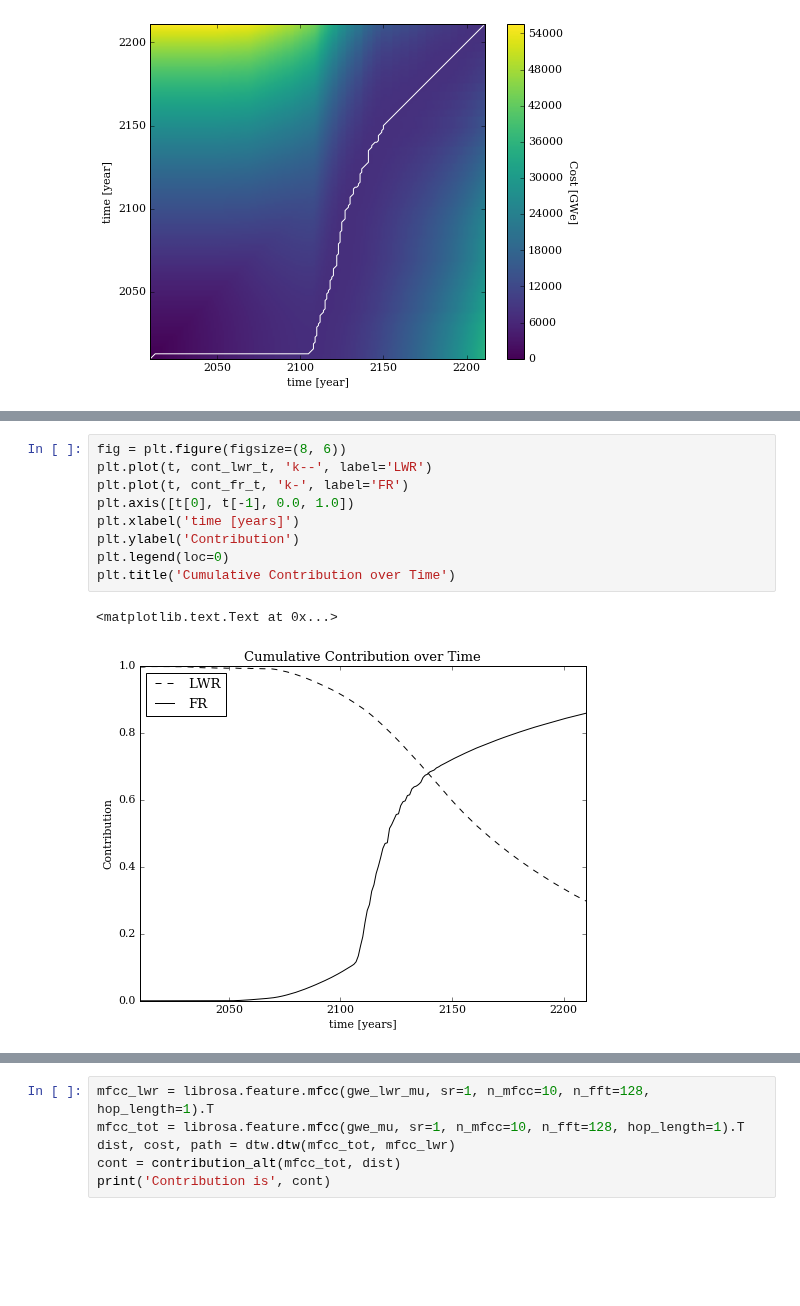
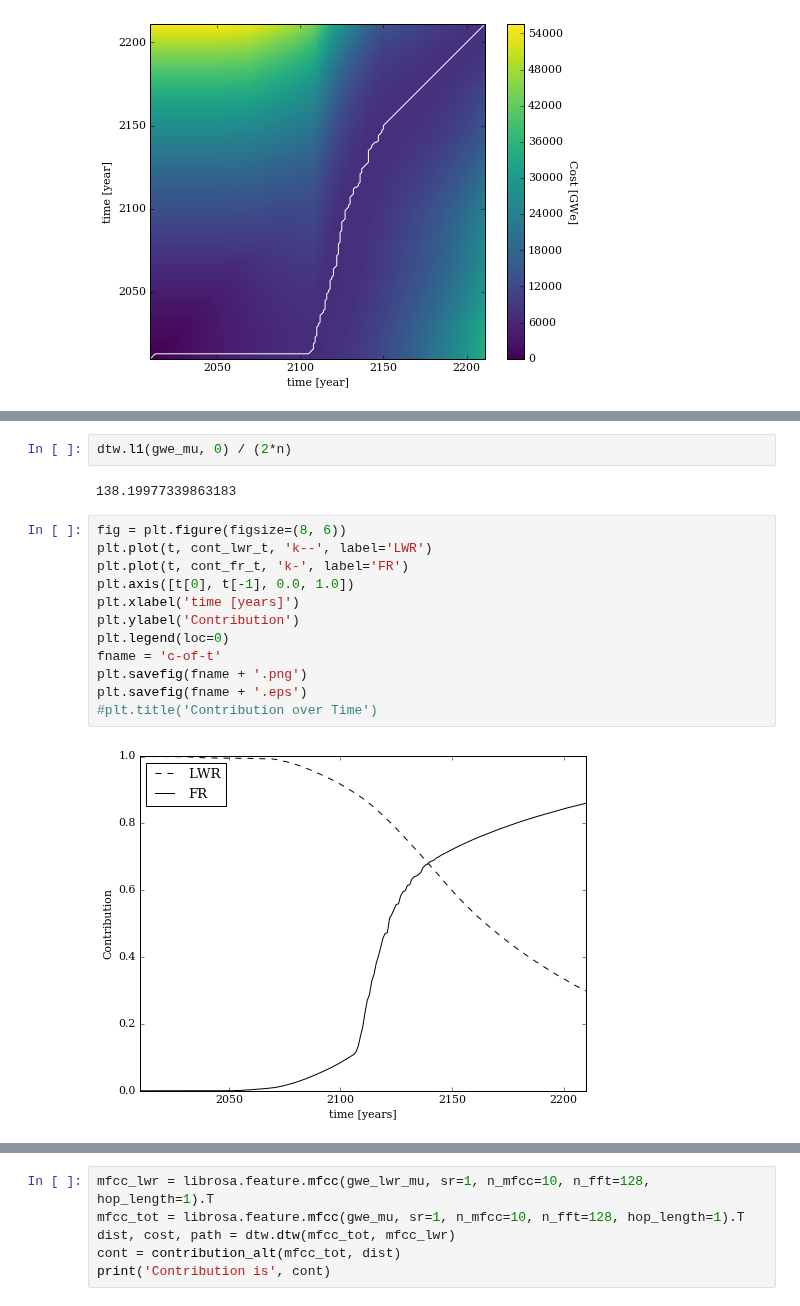
Before and after one commit to scopatz/fc-bench-method, a Jupyter notebook: methodology.ipynb, the cells around one changed output, grey strips where cells are left out. Saved outputs shown, nothing was run; the diff lists cells and outputs as text; blank space fills up the shorter version.

```diff
--- a/methodology.ipynb
+++ b/methodology.ipynb
@@ -341,12 +347,18 @@ Warping between Total Model and FR Model:
+# %%
+dtw.l1(gwe_mu, 0) / (2*n)
+# %% [output]
+138.19977339863183
 # %%
 fig = plt.figure(figsize=(8, 6))
 plt.plot(t, cont_lwr_t, 'k--', label='LWR')
 plt.plot(t, cont_fr_t, 'k-', label='FR')
 plt.axis([t[0], t[-1], 0.0, 1.0])
 plt.xlabel('time [years]')
 plt.ylabel('Contribution')
 plt.legend(loc=0)
-plt.title('Cumulative Contribution over Time')
+fname = 'c-of-t'
+plt.savefig(fname + '.png')
+plt.savefig(fname + '.eps')
+#plt.title('Contribution over Time')
 # %% [output]
-<matplotlib.text.Text at 0x...>
-[figure, old version]
+[figure, new version]
```
Also changed, not shown: parts of 2 cells of this notebook, 5 other files.
